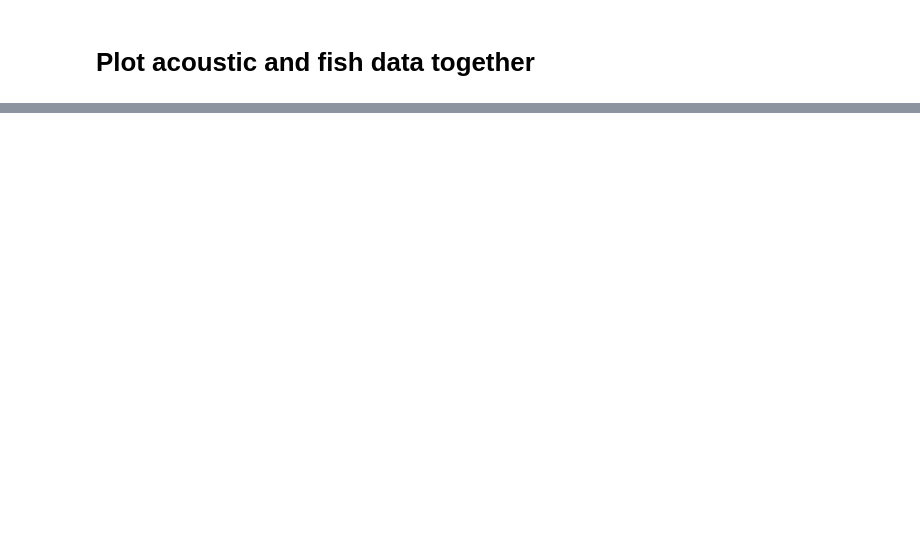
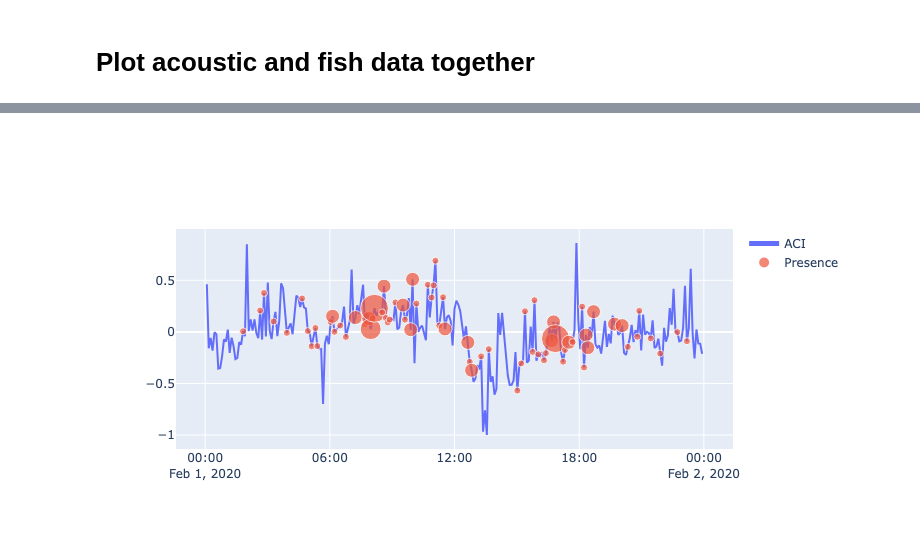
Before and after one commit to Waveform-Analytics/osa-mbon, a Jupyter notebook: initial-data-exploration.ipynb, the cells around one changed output, grey strips where cells are left out. Cells and saved outputs as stored; diff of their text form; code cells hidden in the pictures; blank space fills up the shorter version.

```diff
--- a/initial-data-exploration.ipynb
+++ b/initial-data-exploration.ipynb
@@ -161,2 +159,22 @@ filtered_df.sort_values(by="filetime")
 # %% [markdown]
 # Plot acoustic and fish data together
+# %%
+def get_fish_presence(df_in, df_fishes, unq_codes):
+    """
+    Append columns for each of the unique fish codes, with a tally of how many
+    were logged at each time step
+
+    """
+    df_out = df_in.copy()
+    # Time step for the current acoustic indices data table
+    time_step = np.median(np.diff(df_in['datetime'])).astype('timedelta64[s]')
+
+    for code in unq_codes:
+        fishes = []
+        for idx, row in df_in.iterrows():
+            time_start = row['datetime']
+            time_end = time_start + time_step
+            overlap = df_fishes[(df_fishes["species"] == code) & (df_fishes['datetime'] >= time_start) & (df_fishes['datetime'] < time_end)]
+            fishes.append(len(overlap))
+        df_out[code] = fishes
+    return df_out
@@ -162,0 +189,2 @@ filtered_df.sort_values(by="filetime")
+# %%
+df_result = get_fish_presence(df_norm, df_fish, unique_codes)
@@ -162,0 +204,18 @@ filtered_df.sort_values(by="filetime")
+# %%
+fig = go.Figure()
+fig.add_trace(
+    go.Scatter(x=df_result["datetime"], y=df_result["ACI"],
+               mode='lines', name="ACI",
+              ))
+fig.add_trace(
+    go.Scatter(x=df_result["datetime"], y=df_result["ACI"],
+               mode='markers', name="Presence",
+               marker_size=df_result["Em"]*7
+              ))
+
+fig.update_layout(
+    legend= {'itemsizing': 'constant'},
+    height=400,
+)
+# %% [output]
+[figure, added]
```
Also changed, not shown: parts of 10 cells of this notebook, 7 other files.
